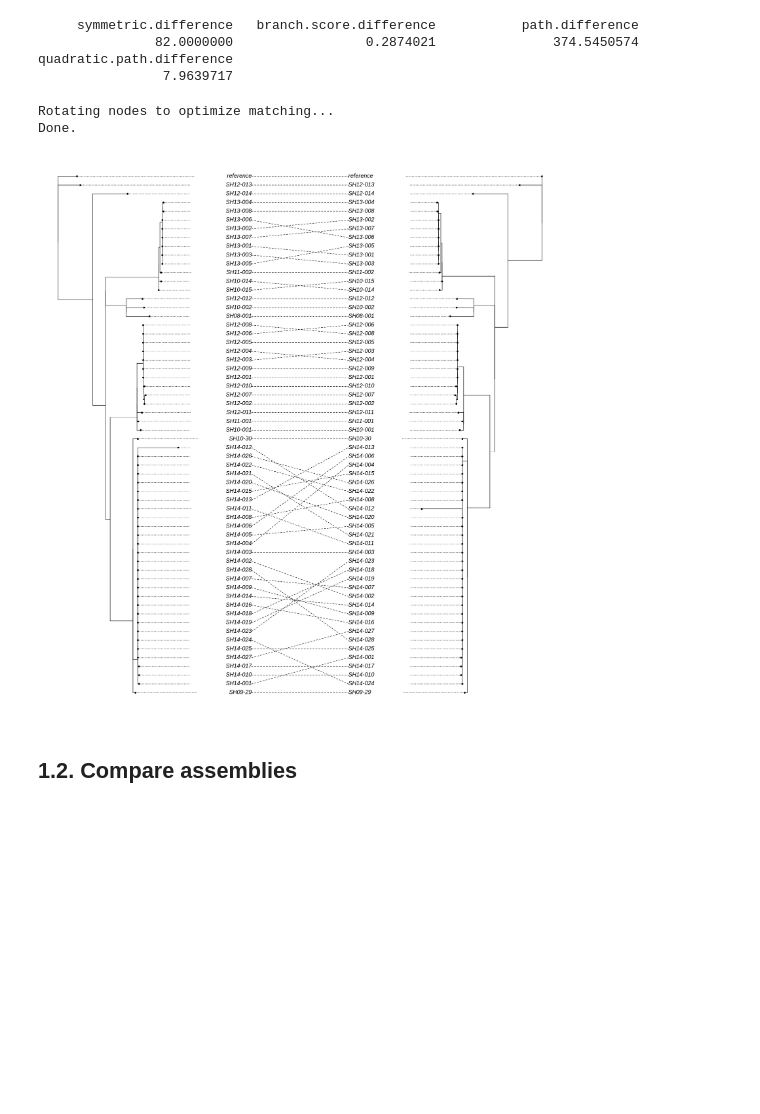
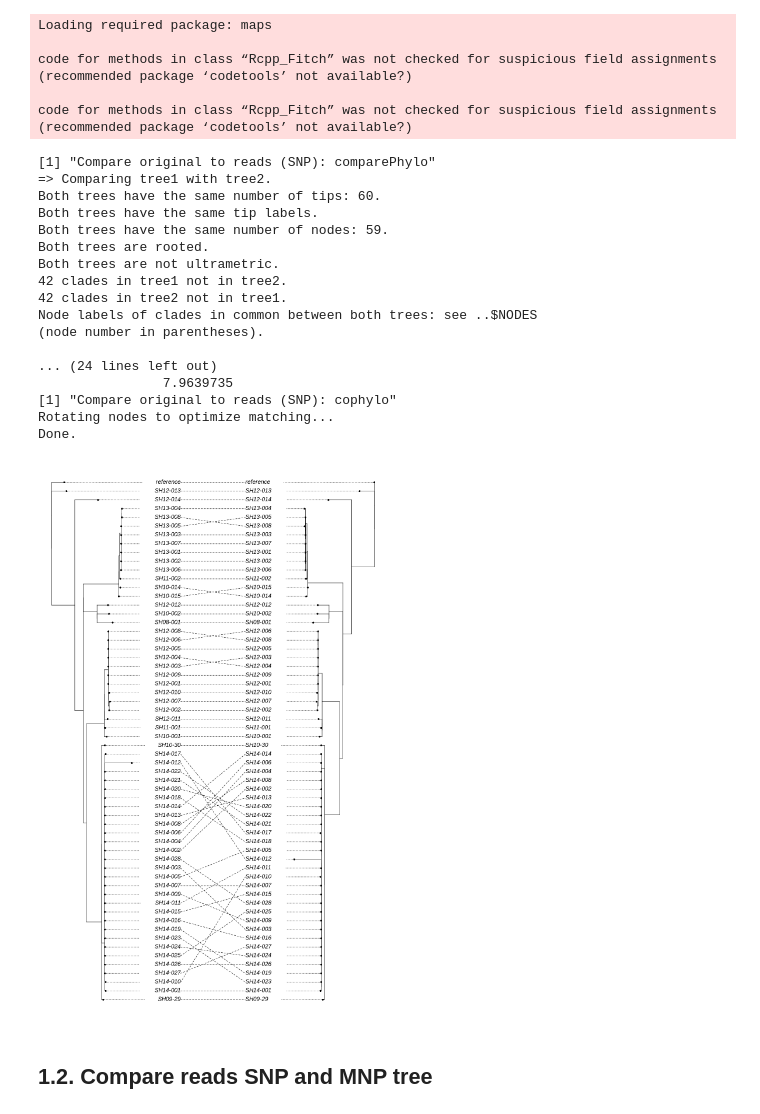
Before and after one commit to apetkau/genomics-data-index-evaluation-manuscript, a Jupyter notebook: evaluations/simulation/5-compare-trees.ipynb, the cells around one changed output. Drawn from its saved outputs; the diff is of its cells as text; code cells hidden in the pictures; blank space fills up the shorter version.

Commit message:
Updated to include trees with snps/mnps

```diff
--- a/evaluations/simulation/5-compare-trees.ipynb
+++ b/evaluations/simulation/5-compare-trees.ipynb
@@ -36,17 +5,54 @@ $NODES
-# %%
-treedist(t_orig, t_new_reads, check.labels = TRUE)
-# %% [output]
-     symmetric.difference   branch.score.difference           path.difference
-               82.0000000                 0.2874021               374.5450574
-quadratic.path.difference
-                7.9639717
-# %%
-options(repr.plot.width=15, repr.plot.height=16)
-
-plot(cophylo(t_orig, t_new_reads, rotate=TRUE))
-# %% [output]
-Rotating nodes to optimize matching...
-Done.
-[figure, removed]
+# %%
+library(ape)
+library(phytools)
+library(phangorn)
+library(repr)
+
+read_and_root_tree <- function(file) {
+    tree <- read.tree(file=file)
+    tree <- root(tree, "reference", resolve.root=TRUE)
+
+    return(tree)
+}
+
+compare_trees <- function(tree1, tree2, case) {
+    print(paste(case, ": comparePhylo", sep=""))
+    print(comparePhylo(tree1, tree2, plot=FALSE))
+    print(paste(case, ": treeDist", sep=""))
+    print(treedist(tree1, tree2, check.labels = TRUE))
+    print(paste(case, ": cophylo", sep=""))
+
+    options(repr.plot.width=10, repr.plot.height=16)
+    return(plot(cophylo(tree1, tree2, rotate=TRUE)))
+}
+
+t_orig <- read_and_root_tree(file="input/salmonella.tre")
+
+t_snp_reads <- read_and_root_tree(file="index-reads/reads.snp-tree.tre")
+compare_trees(t_orig, t_snp_reads, "Compare original to reads (SNP)")
+# %% [output]
+Loading required package: maps
+
+code for methods in class “Rcpp_Fitch” was not checked for suspicious field assignments (recommended package ‘codetools’ not available?)
+
+code for methods in class “Rcpp_Fitch” was not checked for suspicious field assignments (recommended package ‘codetools’ not available?)
+[1] "Compare original to reads (SNP): comparePhylo"
+=> Comparing tree1 with tree2.
+Both trees have the same number of tips: 60.
+Both trees have the same tip labels.
+Both trees have the same number of nodes: 59.
+Both trees are rooted.
+Both trees are not ultrametric.
+42 clades in tree1 not in tree2.
+42 clades in tree2 not in tree1.
+Node labels of clades in common between both trees: see ..$NODES
+(node number in parentheses).
+
+... (24 lines left out)
+                7.9639735
+[1] "Compare original to reads (SNP): cophylo"
+Rotating nodes to optimize matching...
+Done.
+[figure, added]
 # %% [markdown]
-## 1.2. Compare assemblies
+## 1.2. Compare reads SNP and MNP tree
```
Also changed, not shown: parts of 14 cells of this notebook, 2 other files.
